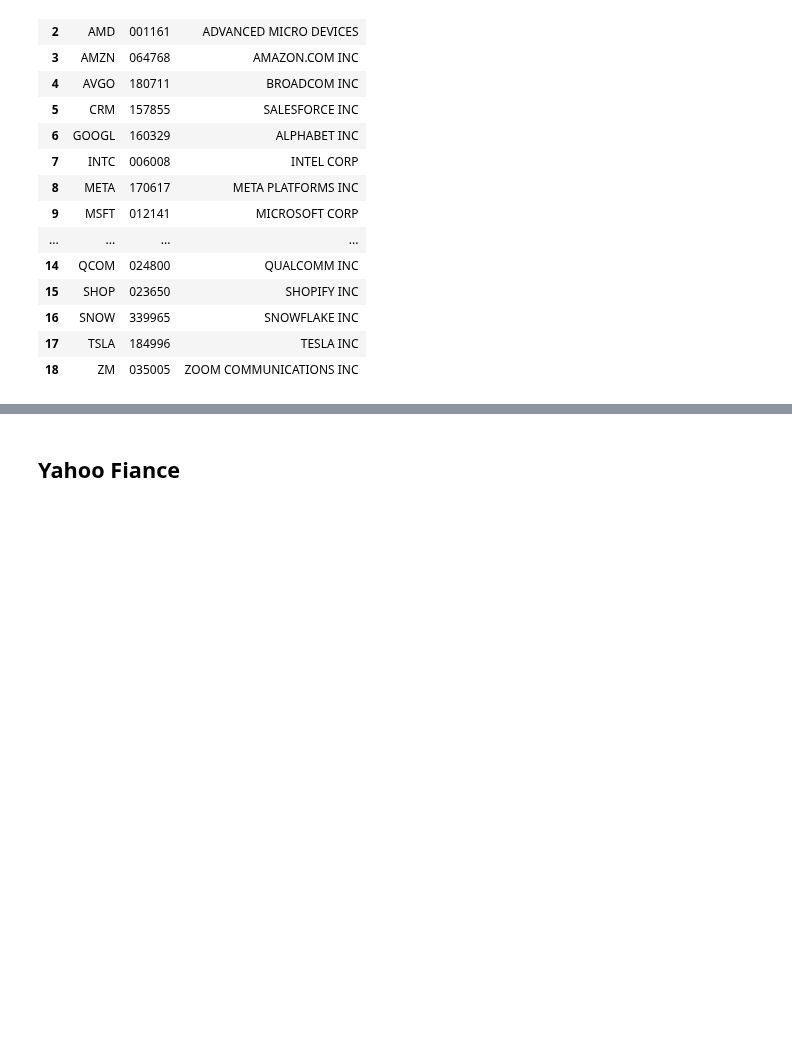
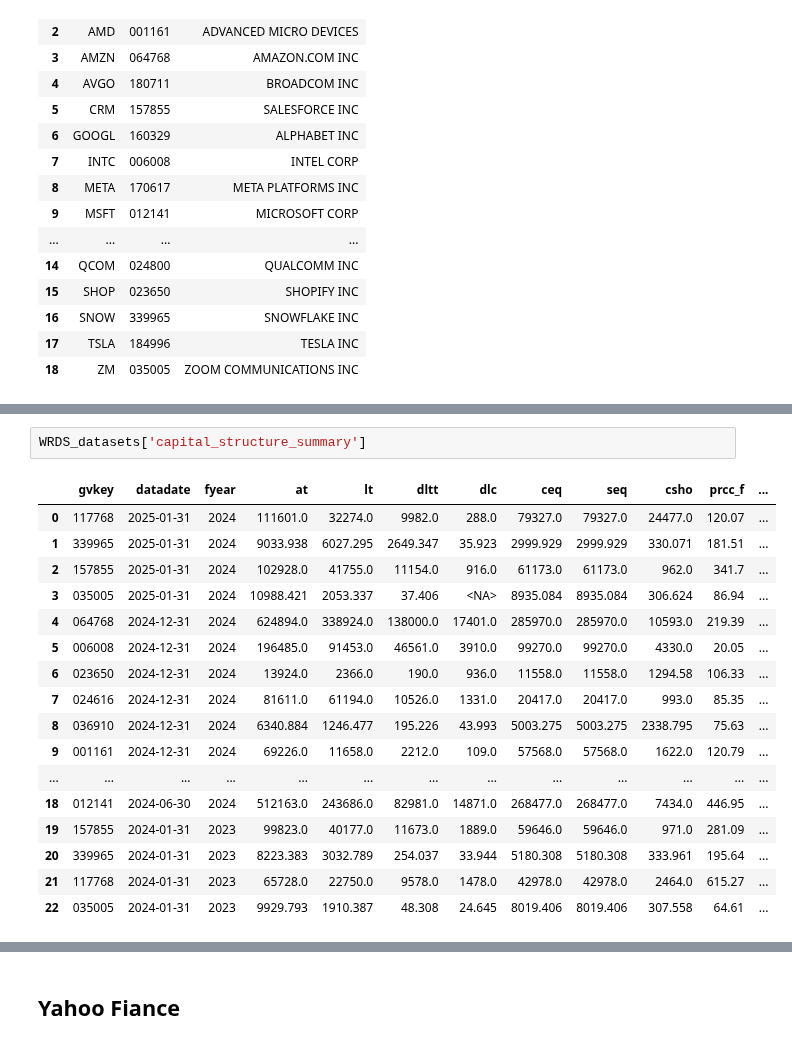
Before and after one commit to Chen-zexi/LangAlpha, a Jupyter notebook: notebooks/get_data.ipynb, the cells around one changed output, grey strips where cells are left out. Saved outputs shown, nothing was run; the diff lists cells and outputs as text; blank space fills up the shorter version.

```diff
--- a/notebooks/get_data.ipynb
+++ b/notebooks/get_data.ipynb
@@ -106,0 +216,20 @@ key_developments
+# %%
+WRDS_datasets['capital_structure_summary']
+# %% [output]
+|  | gvkey | datadate | fyear | at | lt | dltt | dlc | ceq | seq | csho | prcc_f | ... |
+| 0 | 117768 | 2025-01-31 | 2024 | 111601.0 | 32274.0 | 9982.0 | 288.0 | 79327.0 | 79327.0 | 24477.0 | 120.07 | ... |
+| 1 | 339965 | 2025-01-31 | 2024 | 9033.938 | 6027.295 | 2649.347 | 35.923 | 2999.929 | 2999.929 | 330.071 | 181.51 | ... |
+| 2 | 157855 | 2025-01-31 | 2024 | 102928.0 | 41755.0 | 11154.0 | 916.0 | 61173.0 | 61173.0 | 962.0 | 341.7 | ... |
+| 3 | 035005 | 2025-01-31 | 2024 | 10988.421 | 2053.337 | 37.406 | <NA> | 8935.084 | 8935.084 | 306.624 | 86.94 | ... |
+| 4 | 064768 | 2024-12-31 | 2024 | 624894.0 | 338924.0 | 138000.0 | 17401.0 | 285970.0 | 285970.0 | 10593.0 | 219.39 | ... |
+| 5 | 006008 | 2024-12-31 | 2024 | 196485.0 | 91453.0 | 46561.0 | 3910.0 | 99270.0 | 99270.0 | 4330.0 | 20.05 | ... |
+| 6 | 023650 | 2024-12-31 | 2024 | 13924.0 | 2366.0 | 190.0 | 936.0 | 11558.0 | 11558.0 | 1294.58 | 106.33 | ... |
+| 7 | 024616 | 2024-12-31 | 2024 | 81611.0 | 61194.0 | 10526.0 | 1331.0 | 20417.0 | 20417.0 | 993.0 | 85.35 | ... |
+| 8 | 036910 | 2024-12-31 | 2024 | 6340.884 | 1246.477 | 195.226 | 43.993 | 5003.275 | 5003.275 | 2338.795 | 75.63 | ... |
+| 9 | 001161 | 2024-12-31 | 2024 | 69226.0 | 11658.0 | 2212.0 | 109.0 | 57568.0 | 57568.0 | 1622.0 | 120.79 | ... |
+| ... | ... | ... | ... | ... | ... | ... | ... | ... | ... | ... | ... | ... |
+| 18 | 012141 | 2024-06-30 | 2024 | 512163.0 | 243686.0 | 82981.0 | 14871.0 | 268477.0 | 268477.0 | 7434.0 | 446.95 | ... |
+| 19 | 157855 | 2024-01-31 | 2023 | 99823.0 | 40177.0 | 11673.0 | 1889.0 | 59646.0 | 59646.0 | 971.0 | 281.09 | ... |
+| 20 | 339965 | 2024-01-31 | 2023 | 8223.383 | 3032.789 | 254.037 | 33.944 | 5180.308 | 5180.308 | 333.961 | 195.64 | ... |
+| 21 | 117768 | 2024-01-31 | 2023 | 65728.0 | 22750.0 | 9578.0 | 1478.0 | 42978.0 | 42978.0 | 2464.0 | 615.27 | ... |
+| 22 | 035005 | 2024-01-31 | 2023 | 9929.793 | 1910.387 | 48.308 | 24.645 | 8019.406 | 8019.406 | 307.558 | 64.61 | ... |
```
Also changed, not shown: parts of 11 cells of this notebook, 4 other files.
